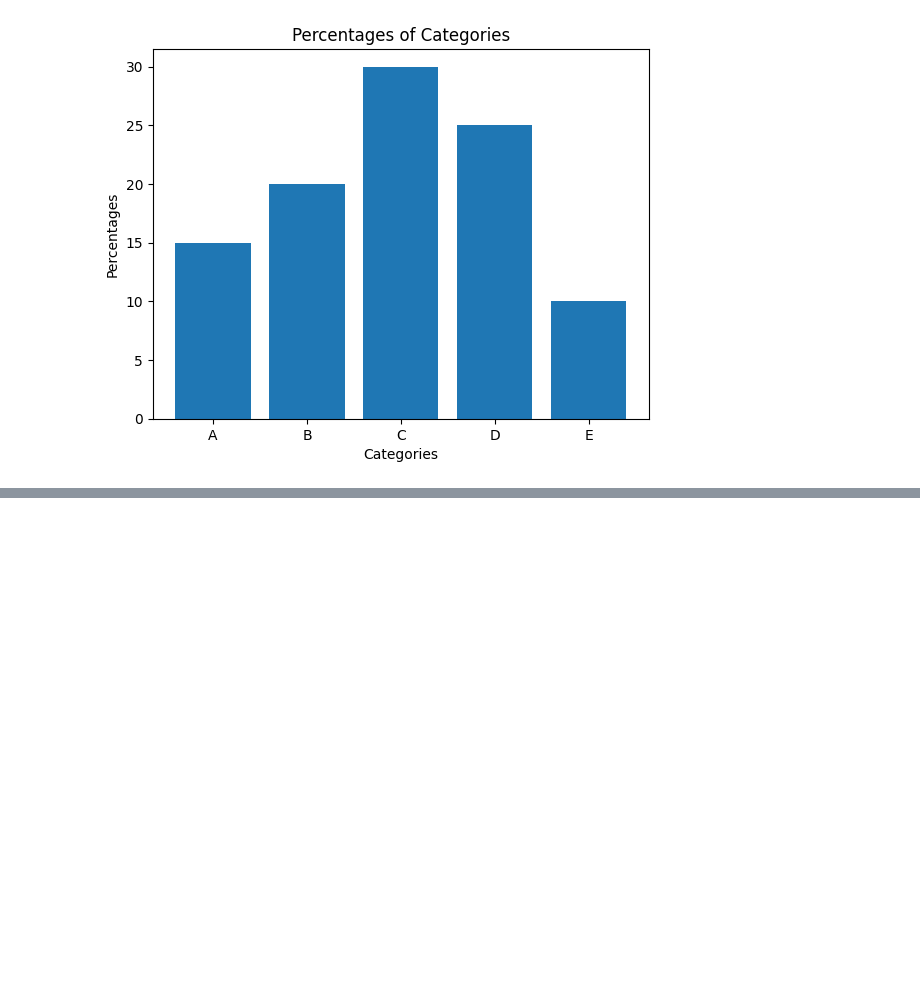
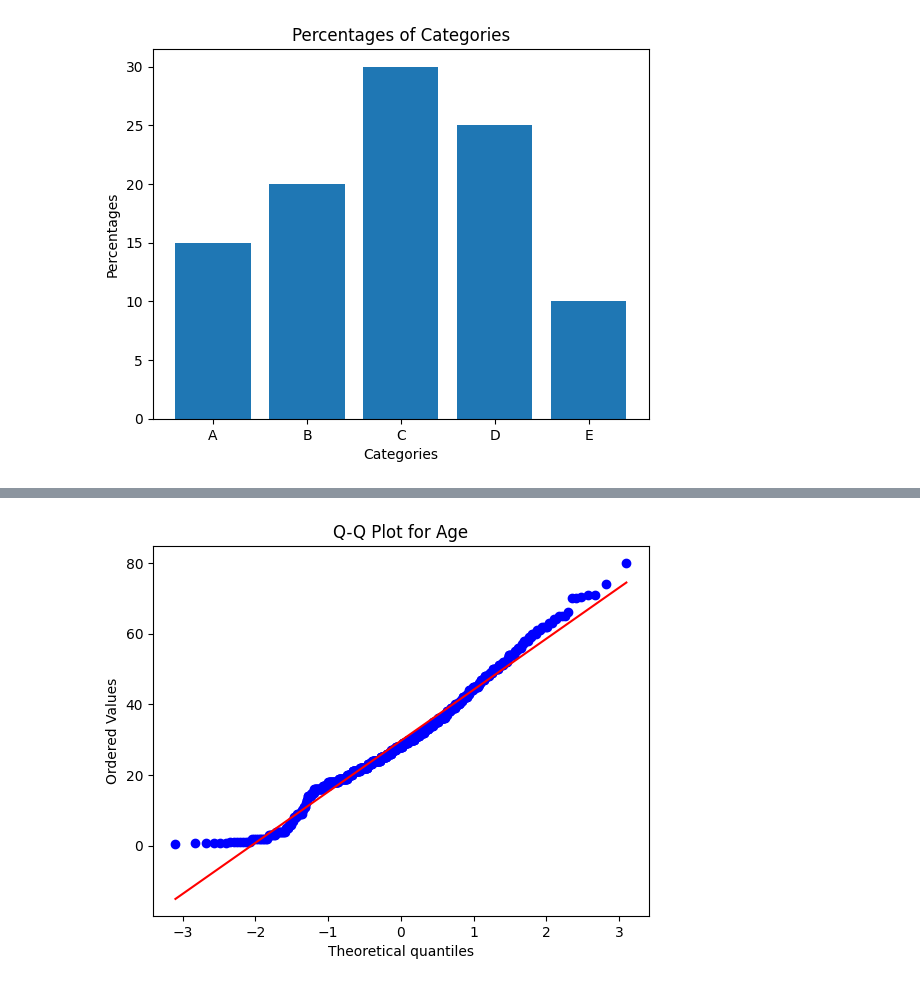
Before and after one commit to thegeekcat/learn-to-code, a Jupyter notebook: python/statistics/Statistics - 02. Discrete Data.ipynb, the cells around one changed output, grey strips where cells are left out. Cells and saved outputs as stored; diff of their text form; code cells hidden in the pictures; blank space fills up the shorter version.

```diff
--- a/python/statistics/Statistics - 02. Discrete Data.ipynb
+++ b/python/statistics/Statistics - 02. Discrete Data.ipynb
@@ -206,0 +211,5 @@ plt.show()
+# %%
+# Load dataset
+titanic = sns.load_dataset('titanic')
+
+titanic
@@ -206,0 +230,10 @@ plt.show()
+# %%
+# Visualization: Q-Q plot for ages
+stats.probplot(titanic['age'].dropna(),
+               dist='norm',  # distribution: normal distribution
+               plot=plt)
+
+plt.title('Q-Q Plot for Age')
+plt.show()
+# %% [output]
+[figure, added]
```
Also changed, not shown: parts of 3 cells of this notebook.
